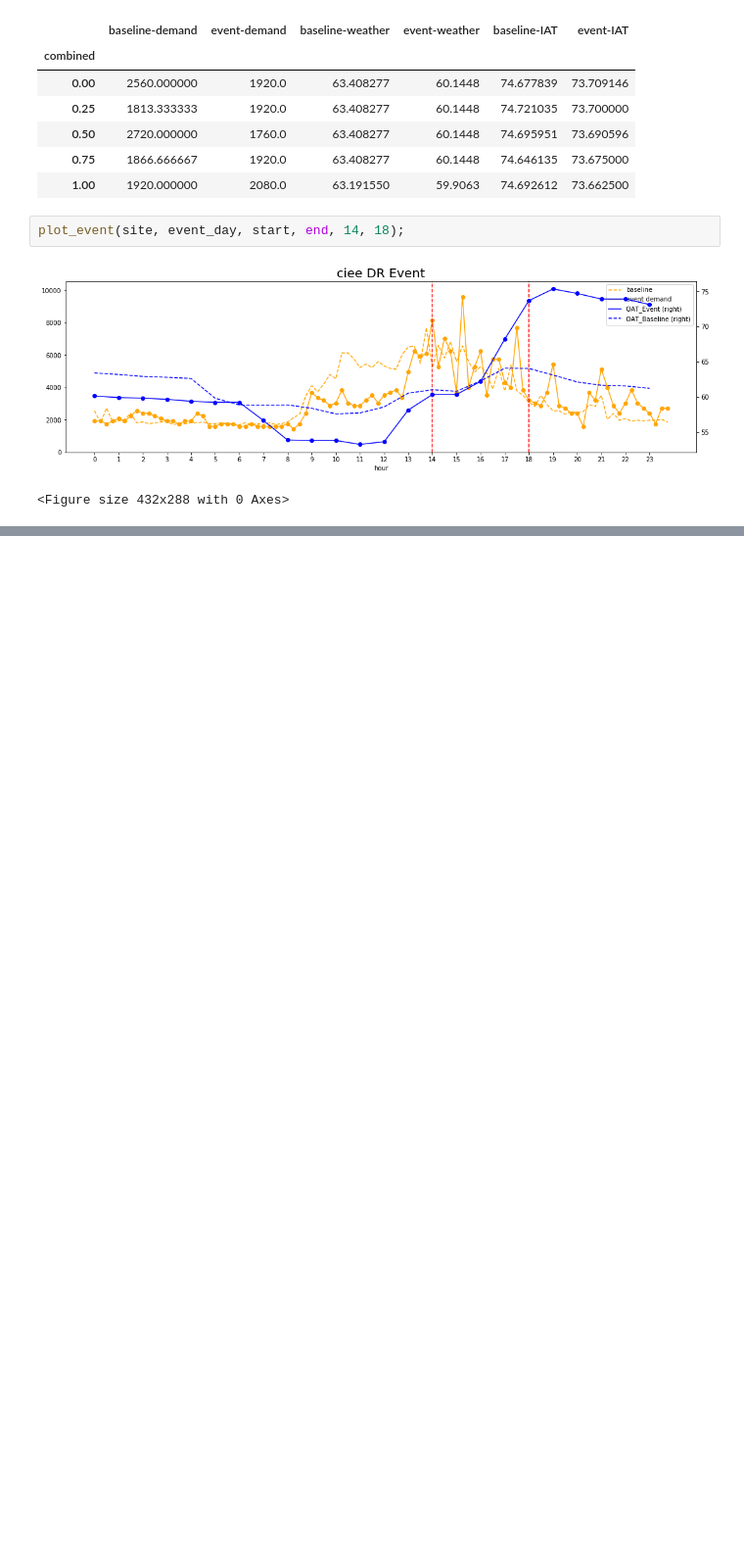
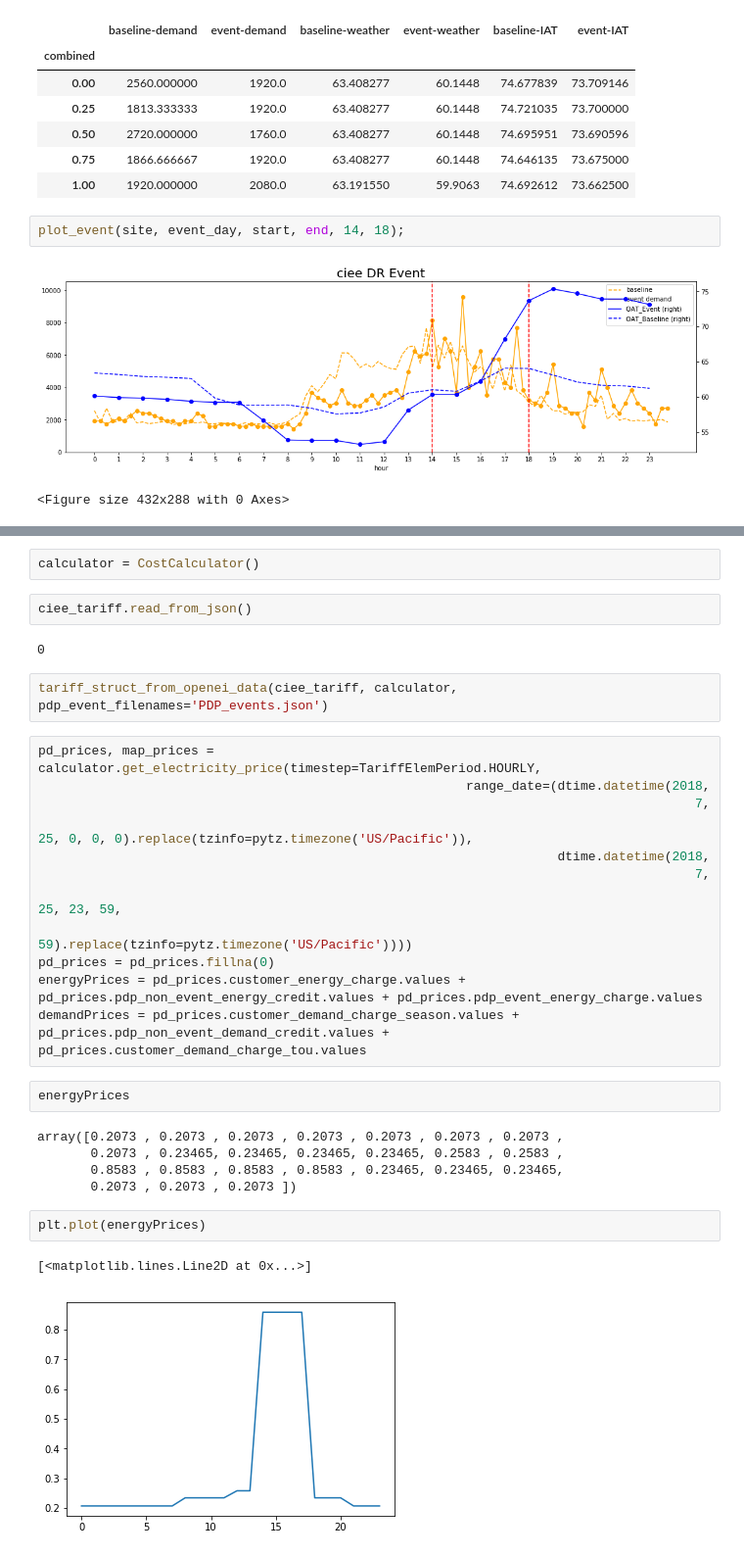
Before and after one commit to jleyden/building-analysis, a Jupyter notebook: src/plot_example.ipynb, the cells around one changed output, grey strips where cells are left out. Shown at 98% size. Drawn from its saved outputs; the diff is of its cells as text; blank space fills up the shorter version.

```diff
--- a/src/plot_example.ipynb
+++ b/src/plot_example.ipynb
@@ -33,0 +46,32 @@ plot_event(site, event_day, start, end, 14, 18);
+# %%
+calculator = CostCalculator()
+# %%
+ciee_tariff.read_from_json()
+# %% [output]
+0
+# %%
+tariff_struct_from_openei_data(ciee_tariff, calculator, pdp_event_filenames='PDP_events.json')
+# %%
+pd_prices, map_prices = calculator.get_electricity_price(timestep=TariffElemPeriod.HOURLY,
+                                                        range_date=(dtime.datetime(2018,
+                                                                                      7,
+                                                                                      25, 0, 0, 0).replace(tzinfo=pytz.timezone('US/Pacific')),
+                                                                    dtime.datetime(2018,
+                                                                                      7,
+                                                                                      25, 23, 59,
+                                                                                      59).replace(tzinfo=pytz.timezone('US/Pacific'))))
+pd_prices = pd_prices.fillna(0)
+energyPrices = pd_prices.customer_energy_charge.values + pd_prices.pdp_non_event_energy_credit.values + pd_prices.pdp_event_energy_charge.values
+demandPrices = pd_prices.customer_demand_charge_season.values + pd_prices.pdp_non_event_demand_credit.values + pd_prices.customer_demand_charge_tou.values
+# %%
+energyPrices
+# %% [output]
+array([0.2073 , 0.2073 , 0.2073 , 0.2073 , 0.2073 , 0.2073 , 0.2073 ,
+       0.2073 , 0.23465, 0.23465, 0.23465, 0.23465, 0.2583 , 0.2583 ,
+       0.8583 , 0.8583 , 0.8583 , 0.8583 , 0.23465, 0.23465, 0.23465,
+       0.2073 , 0.2073 , 0.2073 ])
+# %%
+plt.plot(energyPrices)
+# %% [output]
+[<matplotlib.lines.Line2D at 0x...>]
+[figure, added]
```
Also changed, not shown: parts of 3 cells of this notebook, 40 other files.
